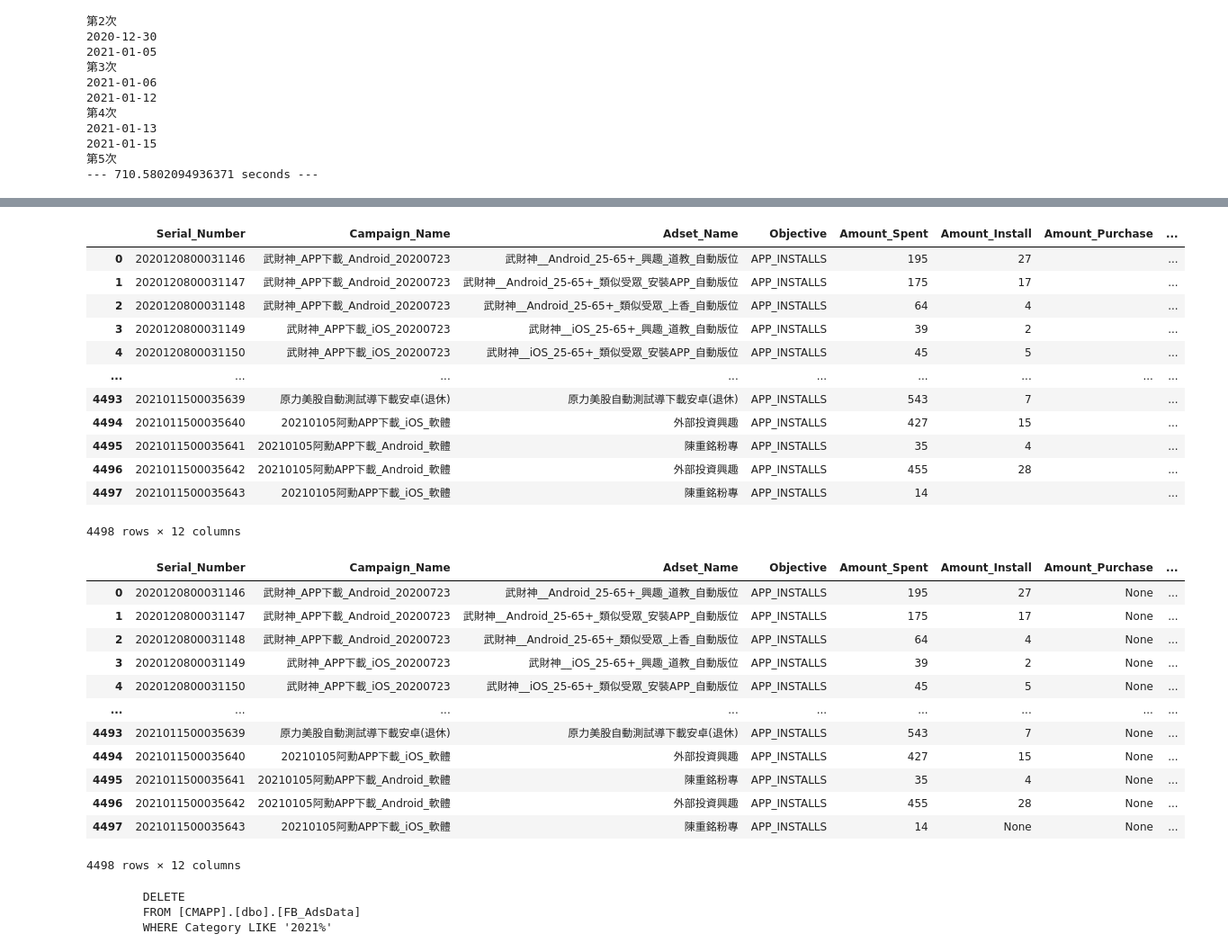
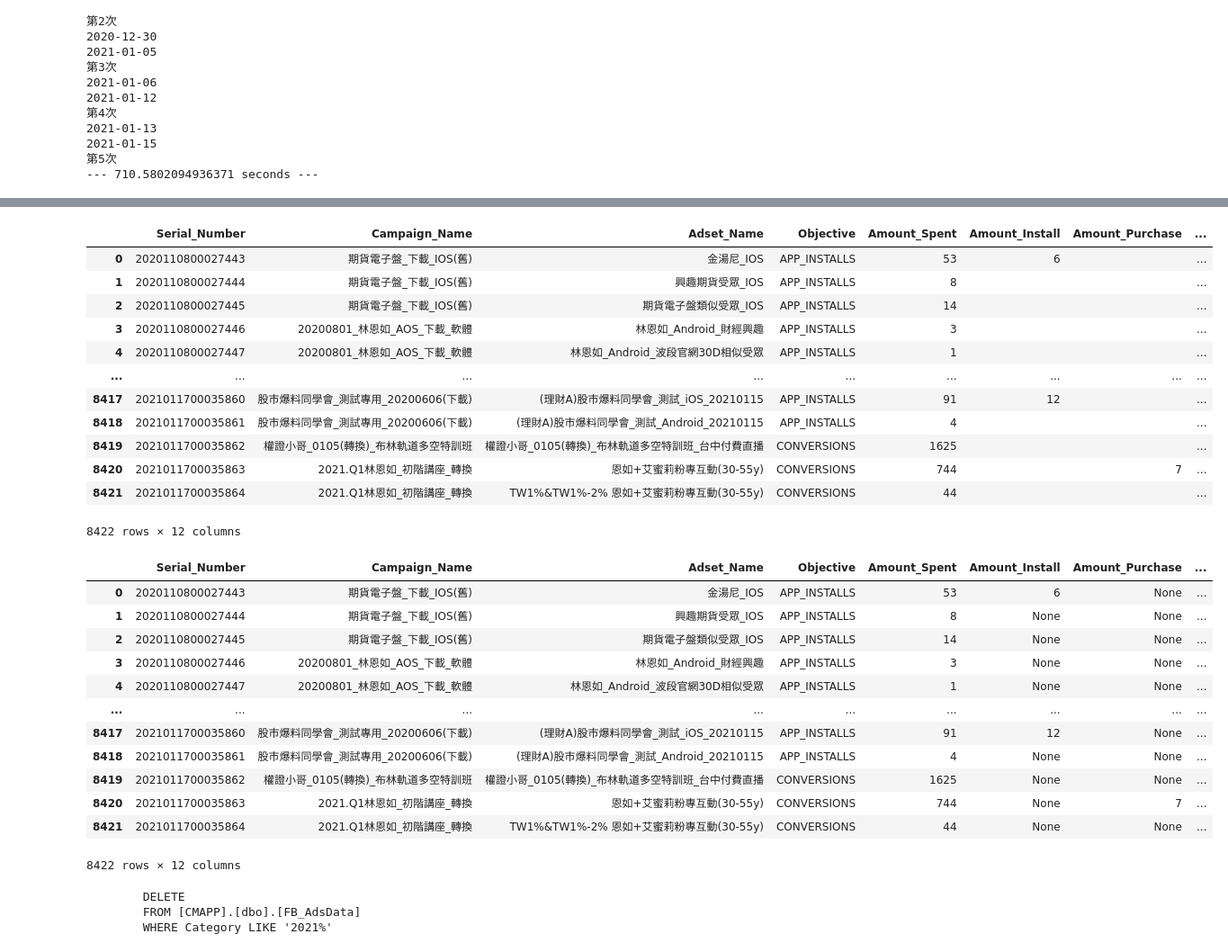
Before and after one commit to EthanZhuang/FB_Ads_Marketing_Data_Analysis, a Jupyter notebook: Object-Oriented Program.ipynb, the cells around one changed output, grey strips where cells are left out. Shown at 90% size. Drawn from its saved outputs; the diff is of its cells as text; code cells hidden in the pictures.

```diff
--- a/Object-Oriented Program.ipynb
+++ b/Object-Oriented Program.ipynb
@@ -84,7 +88,6 @@ def Get_SN_RD(TableName):
     Both_SN_RD = DBdata_cr.fetchall()
     conn_DBdata.commit()
     return Both_SN_RD
-
 
 # 清洗時間(Reporting_time)欄位，並更新
 def Clean_both_SN_RD(uncleaned_data):
@@ -115,8 +118,13 @@ def Clean_both_SN_RD(uncleaned_data):
 def RD_date_back(cleaned_RD):
     # 將str變成時間格式(datetime)，才能做計算
     reporting_date = datetime.strptime(str(cleaned_RD), '%Y%m%d')
-    # 將日期回溯1個月
-    reporting_date = reporting_date.date() - relativedelta(months = 1)
+
+    # 當現在的日期已經over一個月，代表之前可能清過資料了，但是資料蒐集失敗
+    if reporting_date.date() < (datetime.now().date() - relativedelta(months = 1)):
+        reporting_date = reporting_date.date()
+    else:
+        # 將日期回溯1個月
+        reporting_date = reporting_date.date() - relativedelta(months = 1)
     return reporting_date
 
 
@@ -516,39 +512,39 @@ df
 # %%
 # 將df擴增流水號和廣告種類標籤
-df = Expand_df(df)
+df = Expand_df(df, cleaned_SN)
 df
 # %% [output]
 |  | Serial_Number | Campaign_Name | Adset_Name | Objective | Amount_Spent | Amount_Install | Amount_Purchase | ... |
-| 0 | 2020120800031146 | 武財神_APP下載_Android_20200723 | 武財神__Android_25-65+_興趣_道教_自動版位 | APP_INSTALLS | 195 | 27 |  | ... |
-| 1 | 2020120800031147 | 武財神_APP下載_Android_20200723 | 武財神__Android_25-65+_類似受眾_安裝APP_自動版位 | APP_INSTALLS | 175 | 17 |  | ... |
-| 2 | 2020120800031148 | 武財神_APP下載_Android_20200723 | 武財神__Android_25-65+_類似受眾_上香_自動版位 | APP_INSTALLS | 64 | 4 |  | ... |
-| 3 | 2020120800031149 | 武財神_APP下載_iOS_20200723 | 武財神__iOS_25-65+_興趣_道教_自動版位 | APP_INSTALLS | 39 | 2 |  | ... |
-| 4 | 2020120800031150 | 武財神_APP下載_iOS_20200723 | 武財神__iOS_25-65+_類似受眾_安裝APP_自動版位 | APP_INSTALLS | 45 | 5 |  | ... |
+| 0 | 2020110800027443 | 期貨電子盤_下載_IOS(舊) | 金湯尼_IOS | APP_INSTALLS | 53 | 6 |  | ... |
+| 1 | 2020110800027444 | 期貨電子盤_下載_IOS(舊) | 興趣期貨受眾_IOS | APP_INSTALLS | 8 |  |  | ... |
+| 2 | 2020110800027445 | 期貨電子盤_下載_IOS(舊) | 期貨電子盤類似受眾_IOS | APP_INSTALLS | 14 |  |  | ... |
+| 3 | 2020110800027446 | 20200801_林恩如_AOS_下載_軟體 | 林恩如_Android_財經興趣 | APP_INSTALLS | 3 |  |  | ... |
+| 4 | 2020110800027447 | 20200801_林恩如_AOS_下載_軟體 | 林恩如_Android_波段官網30D相似受眾 | APP_INSTALLS | 1 |  |  | ... |
 | ... | ... | ... | ... | ... | ... | ... | ... | ... |
-| 4493 | 2021011500035639 | 原力美股自動測試導下載安卓(退休) | 原力美股自動測試導下載安卓(退休) | APP_INSTALLS | 543 | 7 |  | ... |
-| 4494 | 2021011500035640 | 20210105阿勳APP下載_iOS_軟體 | 外部投資興趣 | APP_INSTALLS | 427 | 15 |  | ... |
-| 4495 | 2021011500035641 | 20210105阿勳APP下載_Android_軟體 | 陳重銘粉專 | APP_INSTALLS | 35 | 4 |  | ... |
-| 4496 | 2021011500035642 | 20210105阿勳APP下載_Android_軟體 | 外部投資興趣 | APP_INSTALLS | 455 | 28 |  | ... |
-| 4497 | 2021011500035643 | 20210105阿勳APP下載_iOS_軟體 | 陳重銘粉專 | APP_INSTALLS | 14 |  |  | ... |
+| 8417 | 2021011700035860 | 股市爆料同學會_測試專用_20200606(下載) | (理財A)股市爆料同學會_測試_iOS_20210115 | APP_INSTALLS | 91 | 12 |  | ... |
+| 8418 | 2021011700035861 | 股市爆料同學會_測試專用_20200606(下載) | (理財A)股市爆料同學會_測試_Android_20210115 | APP_INSTALLS | 4 |  |  | ... |
+| 8419 | 2021011700035862 | 權證小哥_0105(轉換)_布林軌道多空特訓班 | 權證小哥_0105(轉換)_布林軌道多空特訓班_台中付費直播 | CONVERSIONS | 1625 |  |  | ... |
+| 8420 | 2021011700035863 | 2021.Q1林恩如_初階講座_轉換 | 恩如+艾蜜莉粉專互動(30-55y) | CONVERSIONS | 744 |  | 7 | ... |
+| 8421 | 2021011700035864 | 2021.Q1林恩如_初階講座_轉換 | TW1%&TW1%-2% 恩如+艾蜜莉粉專互動(30-55y) | CONVERSIONS | 44 |  |  | ... |
-4498 rows × 12 columns
+8422 rows × 12 columns
 # %%
 # 將df內的空值""，儲存成None的型態
 df = None_to_Null(df)
 df
 # %% [output]
 |  | Serial_Number | Campaign_Name | Adset_Name | Objective | Amount_Spent | Amount_Install | Amount_Purchase | ... |
-| 0 | 2020120800031146 | 武財神_APP下載_Android_20200723 | 武財神__Android_25-65+_興趣_道教_自動版位 | APP_INSTALLS | 195 | 27 | None | ... |
-| 1 | 2020120800031147 | 武財神_APP下載_Android_20200723 | 武財神__Android_25-65+_類似受眾_安裝APP_自動版位 | APP_INSTALLS | 175 | 17 | None | ... |
-| 2 | 2020120800031148 | 武財神_APP下載_Android_20200723 | 武財神__Android_25-65+_類似受眾_上香_自動版位 | APP_INSTALLS | 64 | 4 | None | ... |
-| 3 | 2020120800031149 | 武財神_APP下載_iOS_20200723 | 武財神__iOS_25-65+_興趣_道教_自動版位 | APP_INSTALLS | 39 | 2 | None | ... |
-| 4 | 2020120800031150 | 武財神_APP下載_iOS_20200723 | 武財神__iOS_25-65+_類似受眾_安裝APP_自動版位 | APP_INSTALLS | 45 | 5 | None | ... |
+| 0 | 2020110800027443 | 期貨電子盤_下載_IOS(舊) | 金湯尼_IOS | APP_INSTALLS | 53 | 6 | None | ... |
+| 1 | 2020110800027444 | 期貨電子盤_下載_IOS(舊) | 興趣期貨受眾_IOS | APP_INSTALLS | 8 | None | None | ... |
+| 2 | 2020110800027445 | 期貨電子盤_下載_IOS(舊) | 期貨電子盤類似受眾_IOS | APP_INSTALLS | 14 | None | None | ... |
+| 3 | 2020110800027446 | 20200801_林恩如_AOS_下載_軟體 | 林恩如_Android_財經興趣 | APP_INSTALLS | 3 | None | None | ... |
+| 4 | 2020110800027447 | 20200801_林恩如_AOS_下載_軟體 | 林恩如_Android_波段官網30D相似受眾 | APP_INSTALLS | 1 | None | None | ... |
 | ... | ... | ... | ... | ... | ... | ... | ... | ... |
-| 4493 | 2021011500035639 | 原力美股自動測試導下載安卓(退休) | 原力美股自動測試導下載安卓(退休) | APP_INSTALLS | 543 | 7 | None | ... |
-| 4494 | 2021011500035640 | 20210105阿勳APP下載_iOS_軟體 | 外部投資興趣 | APP_INSTALLS | 427 | 15 | None | ... |
-| 4495 | 2021011500035641 | 20210105阿勳APP下載_Android_軟體 | 陳重銘粉專 | APP_INSTALLS | 35 | 4 | None | ... |
-| 4496 | 2021011500035642 | 20210105阿勳APP下載_Android_軟體 | 外部投資興趣 | APP_INSTALLS | 455 | 28 | None | ... |
-| 4497 | 2021011500035643 | 20210105阿勳APP下載_iOS_軟體 | 陳重銘粉專 | APP_INSTALLS | 14 | None | None | ... |
+| 8417 | 2021011700035860 | 股市爆料同學會_測試專用_20200606(下載) | (理財A)股市爆料同學會_測試_iOS_20210115 | APP_INSTALLS | 91 | 12 | None | ... |
+| 8418 | 2021011700035861 | 股市爆料同學會_測試專用_20200606(下載) | (理財A)股市爆料同學會_測試_Android_20210115 | APP_INSTALLS | 4 | None | None | ... |
+| 8419 | 2021011700035862 | 權證小哥_0105(轉換)_布林軌道多空特訓班 | 權證小哥_0105(轉換)_布林軌道多空特訓班_台中付費直播 | CONVERSIONS | 1625 | None | None | ... |
+| 8420 | 2021011700035863 | 2021.Q1林恩如_初階講座_轉換 | 恩如+艾蜜莉粉專互動(30-55y) | CONVERSIONS | 744 | None | 7 | ... |
+| 8421 | 2021011700035864 | 2021.Q1林恩如_初階講座_轉換 | TW1%&TW1%-2% 恩如+艾蜜莉粉專互動(30-55y) | CONVERSIONS | 44 | None | None | ... |
-4498 rows × 12 columns
+8422 rows × 12 columns
 # %%
 # 將df儲存成csv檔愛保存
 Df_to_Csv(df)
```
Also changed, not shown: parts of 13 cells of this notebook, 10 other files.
